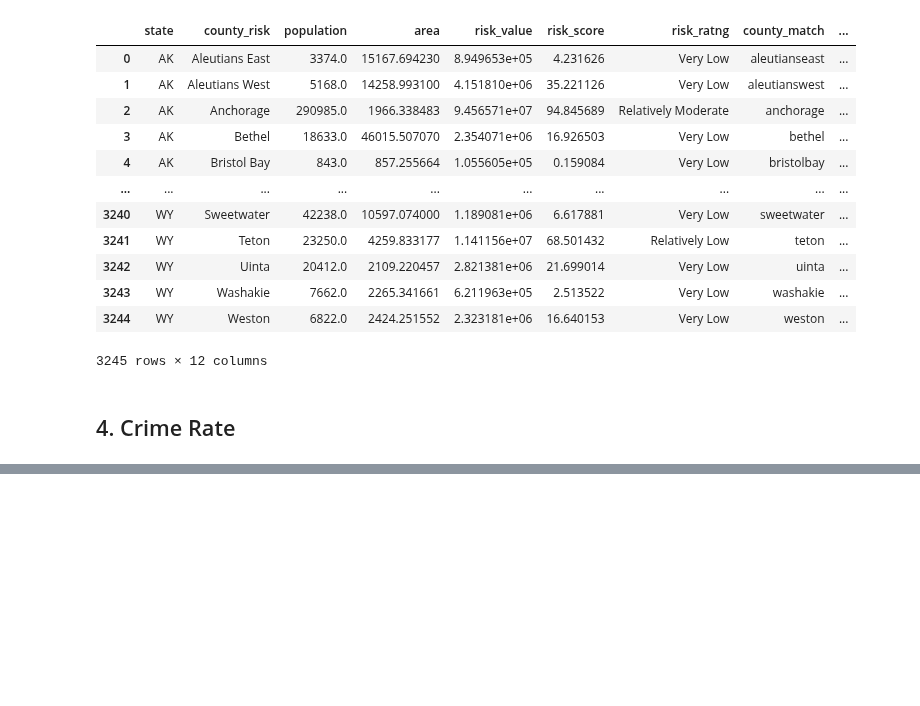
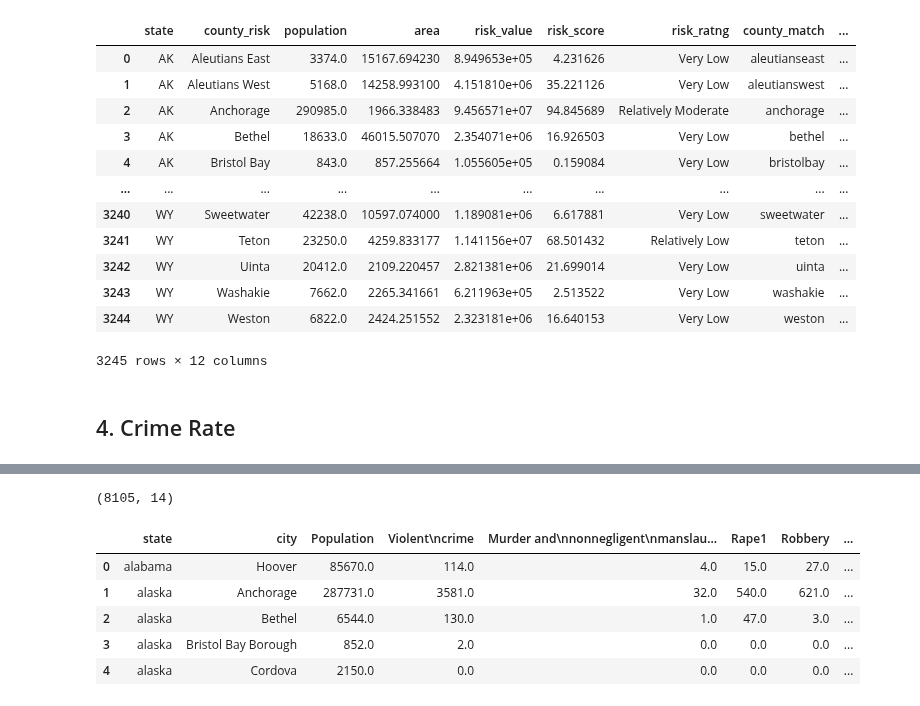
Before and after one commit to jahnavi-maddhuri/Climate-Risk-Impact-on-House-Prices, a Jupyter notebook: DataCleaningCombining.ipynb, the cells around one changed output, grey strips where cells are left out. Saved outputs shown, nothing was run; the diff lists cells and outputs as text; code cells hidden in the pictures; blank space fills up the shorter version.

```diff
--- a/DataCleaningCombining.ipynb
+++ b/DataCleaningCombining.ipynb
@@ -442,0 +468,39 @@ crime[]
+# %%
+crime['state'] = [re.sub("[^a-zA-Z]", "", s).lower() for s in crime['state'].to_list()]
+
+crime.city = crime.city.str.replace('-', ' ')
+# split multicity into single (ie. BrandonFairwater represents two cities in a single county: Brandon and Fairwater
+new_cities = []
+for city in crime['city'].tolist():
+    sub = city.split(" ")
+    new = []
+    for word in sub:
+        for char in word[1:]:
+            if char.isupper() and word[0:2] not in ['De', 'Mc']:
+                word = word[:word.find(char)]
+        new.append(word)
+    new_cities.append(" ".join(new))
+crime['city_match'] = new_cities
+
+# remove "Borough" from city names
+crime.city_match = crime.city_match.str.replace(' Borough', '')
+crime.city_match = crime.city_match.str.replace('Town of ', '')
+crime.city_match = crime.city_match.str.replace(' Township', '')
+crime.city_match = crime.city_match.str.replace(' Town', '')
+crime.city_match = crime.city_match.str.replace(' Village', '')
+crime.city_match = crime.city_match.str.replace(' Prairie', '')
+crime.city_match = crime.city_match.str.replace(' City', '')
+
+# remove all spaces and numbers
+crime['city_match'] = [re.sub("[^a-zA-Z]", "", c).lower() for c in crime['city_match'].to_list()]
+
+print(crime.shape)
+crime.head()
+# %% [output]
+(8105, 14)
+|  | state | city | Population | Violent\ncrime | Murder and\nnonnegligent\nmanslau... | Rape1 | Robbery | ... |
+| 0 | alabama | Hoover | 85670.0 | 114.0 | 4.0 | 15.0 | 27.0 | ... |
+| 1 | alaska | Anchorage | 287731.0 | 3581.0 | 32.0 | 540.0 | 621.0 | ... |
+| 2 | alaska | Bethel | 6544.0 | 130.0 | 1.0 | 47.0 | 3.0 | ... |
+| 3 | alaska | Bristol Bay Borough | 852.0 | 2.0 | 0.0 | 0.0 | 0.0 | ... |
+| 4 | alaska | Cordova | 2150.0 | 0.0 | 0.0 | 0.0 | 0.0 | ... |
```
Also changed, not shown: parts of 38 cells of this notebook, 1 other file.
